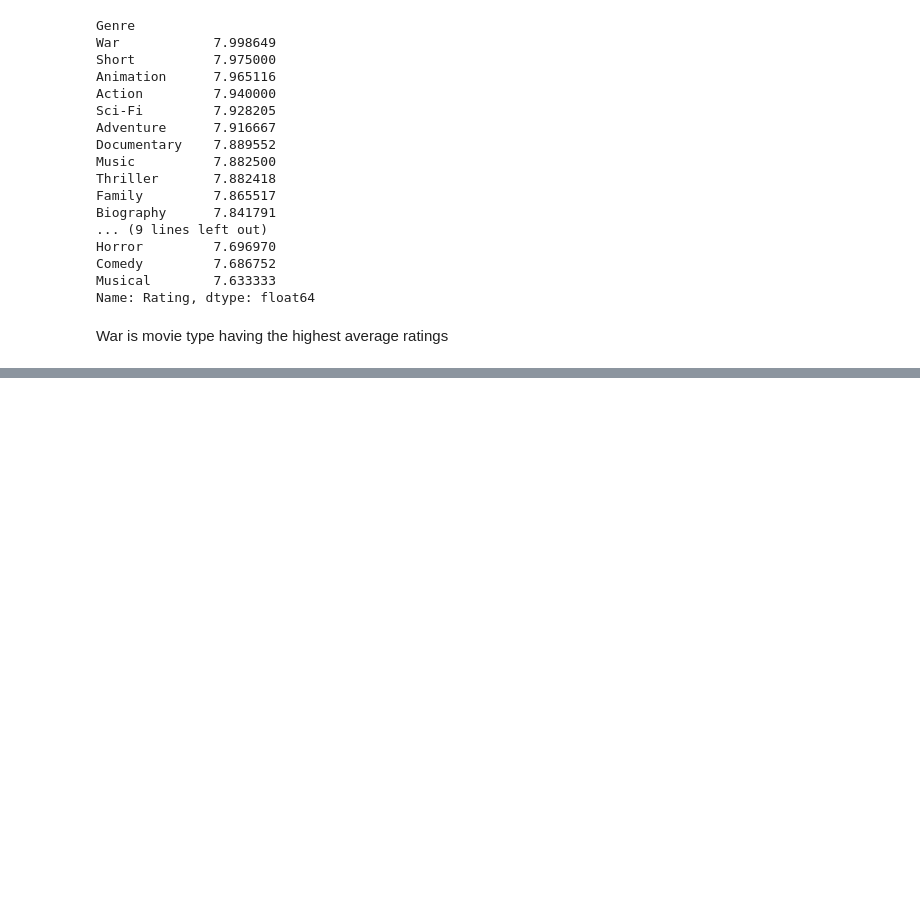
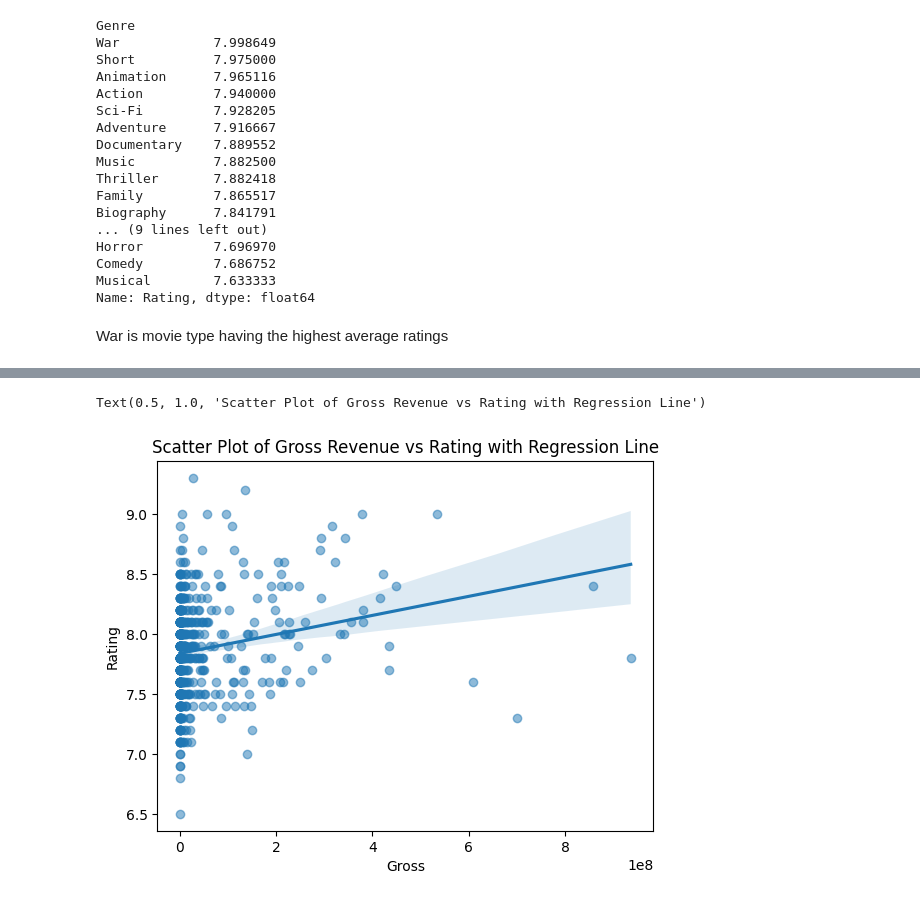
Before and after one commit to luongkhanhphuong2412/Movie_Recommedation_System, a Jupyter notebook: movie_analysis.ipynb, the cells around one changed output, grey strips where cells are left out. Cells and saved outputs as stored; diff of their text form; code cells hidden in the pictures; blank space fills up the shorter version.

```diff
--- a/movie_analysis.ipynb
+++ b/movie_analysis.ipynb
@@ -452,0 +458,6 @@ War is movie type having the highest average ratings
+# %%
+sns.regplot(data=df, x='Gross', y='Rating', scatter_kws={'alpha':0.5})
+plt.title('Scatter Plot of Gross Revenue vs Rating with Regression Line')
+# %% [output]
+Text(0.5, 1.0, 'Scatter Plot of Gross Revenue vs Rating with Regression Line')
+[figure, added]
```
Also changed, not shown: parts of 3 cells of this notebook, 1 other file.
